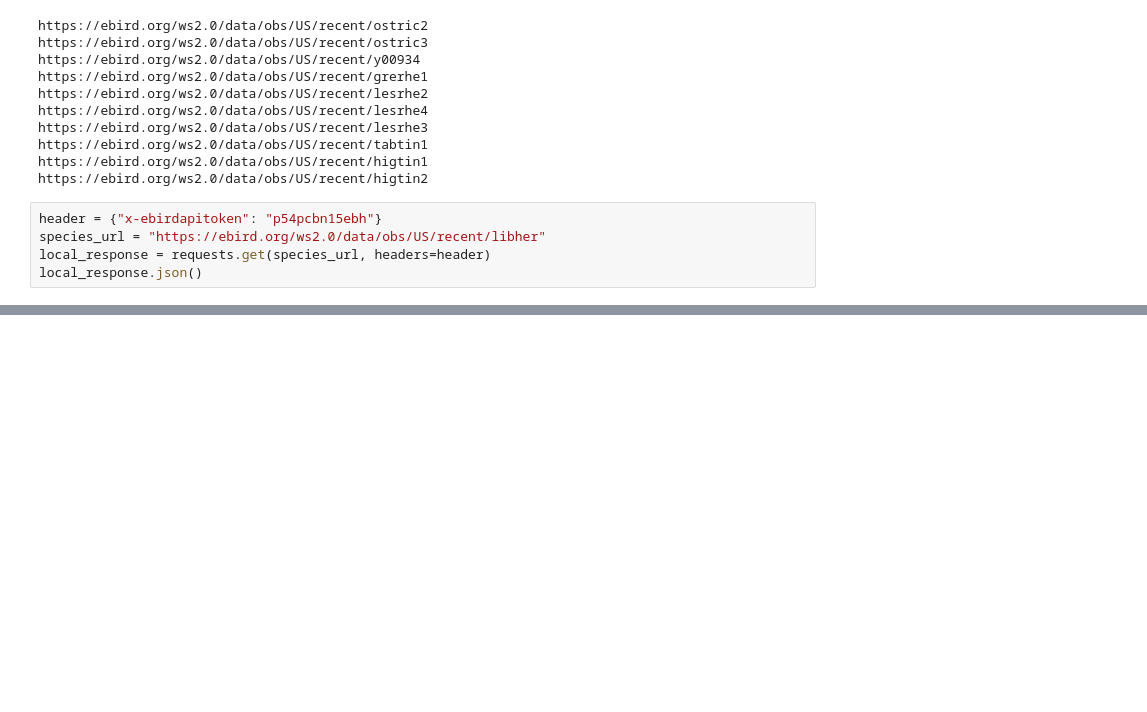
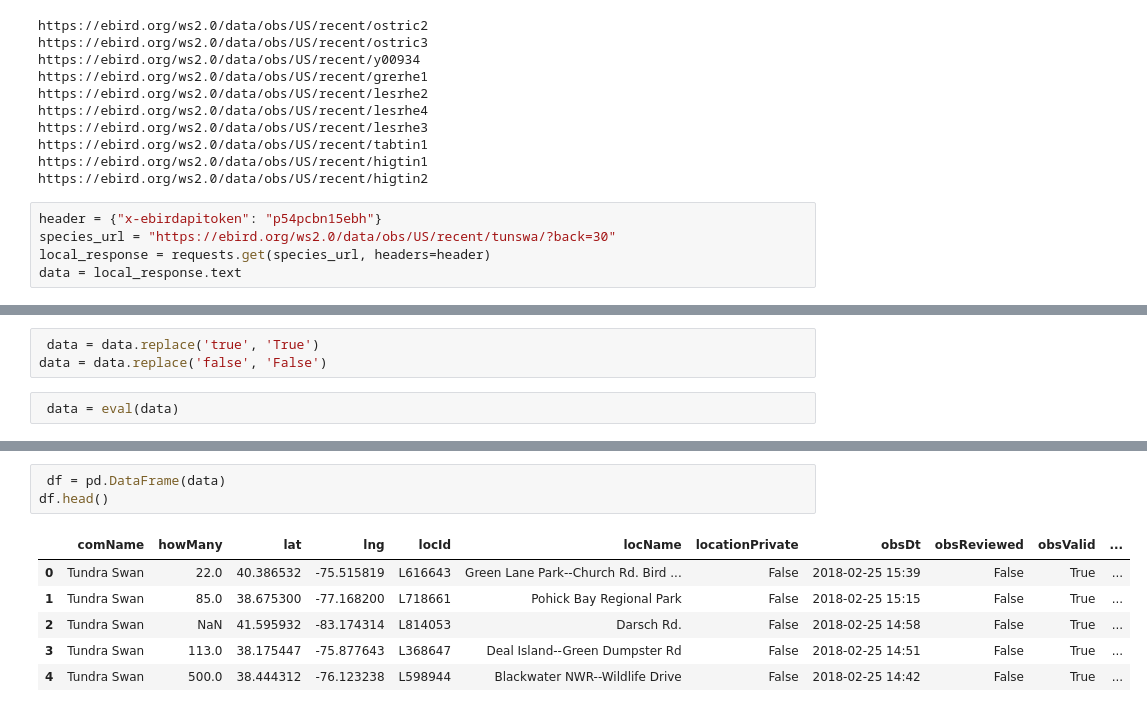
Before and after one commit to kblevins/ideal-adventure, a Jupyter notebook: apiCalls.ipynb, the cells around one changed output, grey strips where cells are left out. Saved outputs shown, nothing was run; the diff lists cells and outputs as text; blank space fills up the shorter version.

Commit message:
added species query and working on region hotspots

```diff
--- a/apiCalls.ipynb
+++ b/apiCalls.ipynb
@@ -125,6 +125,6 @@ https://ebird.org/ws2.0/data/obs/US/recent/higtin1
 https://ebird.org/ws2.0/data/obs/US/recent/higtin2
 # %%
 header = {"x-ebirdapitoken": "p54pcbn15ebh"}
-species_url = "https://ebird.org/ws2.0/data/obs/US/recent/libher"
+species_url = "https://ebird.org/ws2.0/data/obs/US/recent/tunswa/?back=30"
 local_response = requests.get(species_url, headers=header)
-local_response.json()
+data = local_response.text
@@ -150,0 +131,5 @@ for geese in goose
+# %%
+ data = data.replace('true', 'True')
+data = data.replace('false', 'False')
+# %%
+ data = eval(data)
@@ -150,0 +156,10 @@ for geese in goose
+# %%
+ df = pd.DataFrame(data)
+df.head()
+# %% [output]
+|  | comName | howMany | lat | lng | locId | locName | locationPrivate | obsDt | obsReviewed | obsValid | ... |
+| 0 | Tundra Swan | 22.0 | 40.386532 | -75.515819 | L616643 | Green Lane Park--Church Rd. Bird ... | False | 2018-02-25 15:39 | False | True | ... |
+| 1 | Tundra Swan | 85.0 | 38.675300 | -77.168200 | L718661 | Pohick Bay Regional Park | False | 2018-02-25 15:15 | False | True | ... |
+| 2 | Tundra Swan | NaN | 41.595932 | -83.174314 | L814053 | Darsch Rd. | False | 2018-02-25 14:58 | False | True | ... |
+| 3 | Tundra Swan | 113.0 | 38.175447 | -75.877643 | L368647 | Deal Island--Green Dumpster Rd | False | 2018-02-25 14:51 | False | True | ... |
+| 4 | Tundra Swan | 500.0 | 38.444312 | -76.123238 | L598944 | Blackwater NWR--Wildlife Drive | False | 2018-02-25 14:42 | False | True | ... |
```
Also changed, not shown: parts of 9 cells of this notebook, 1 other file.
